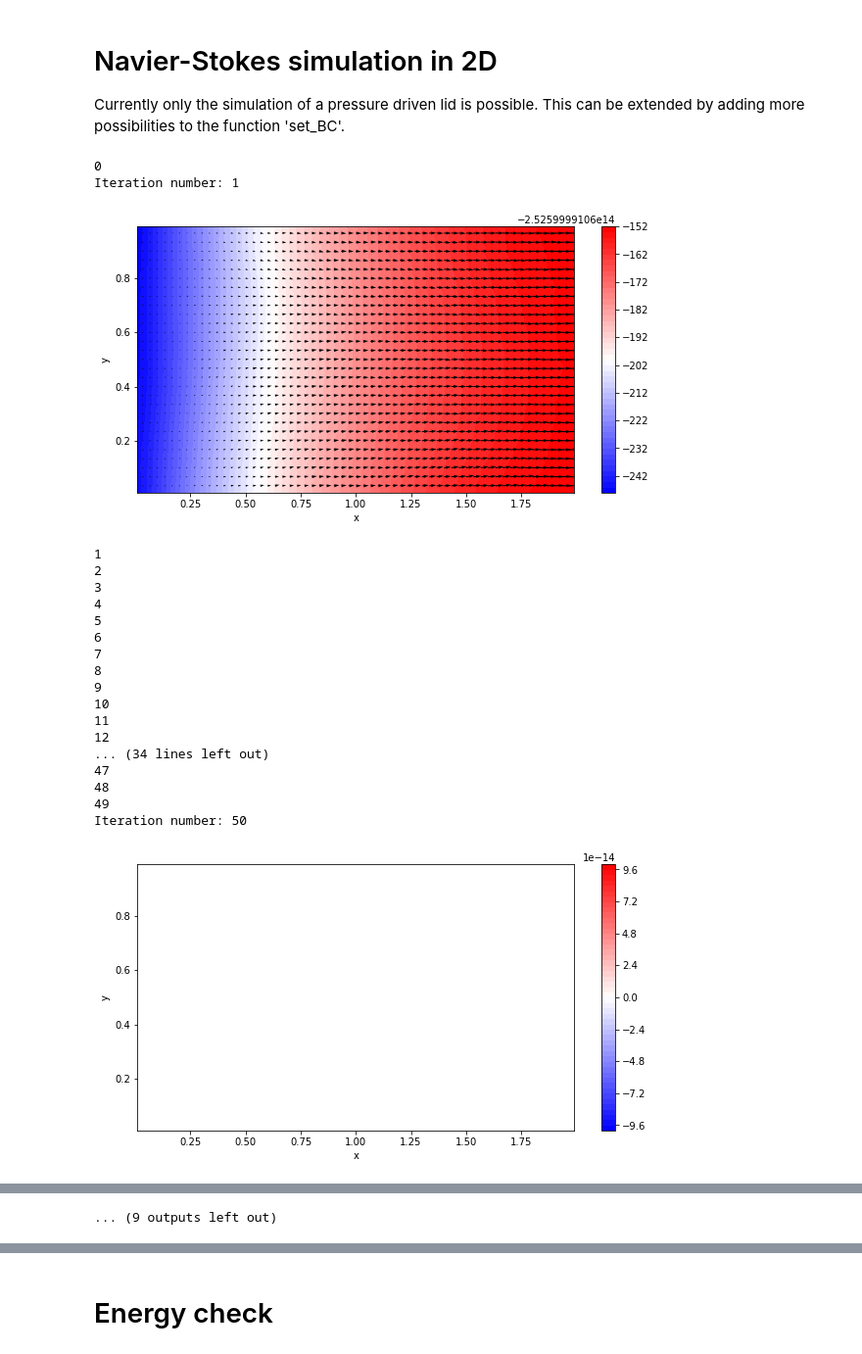
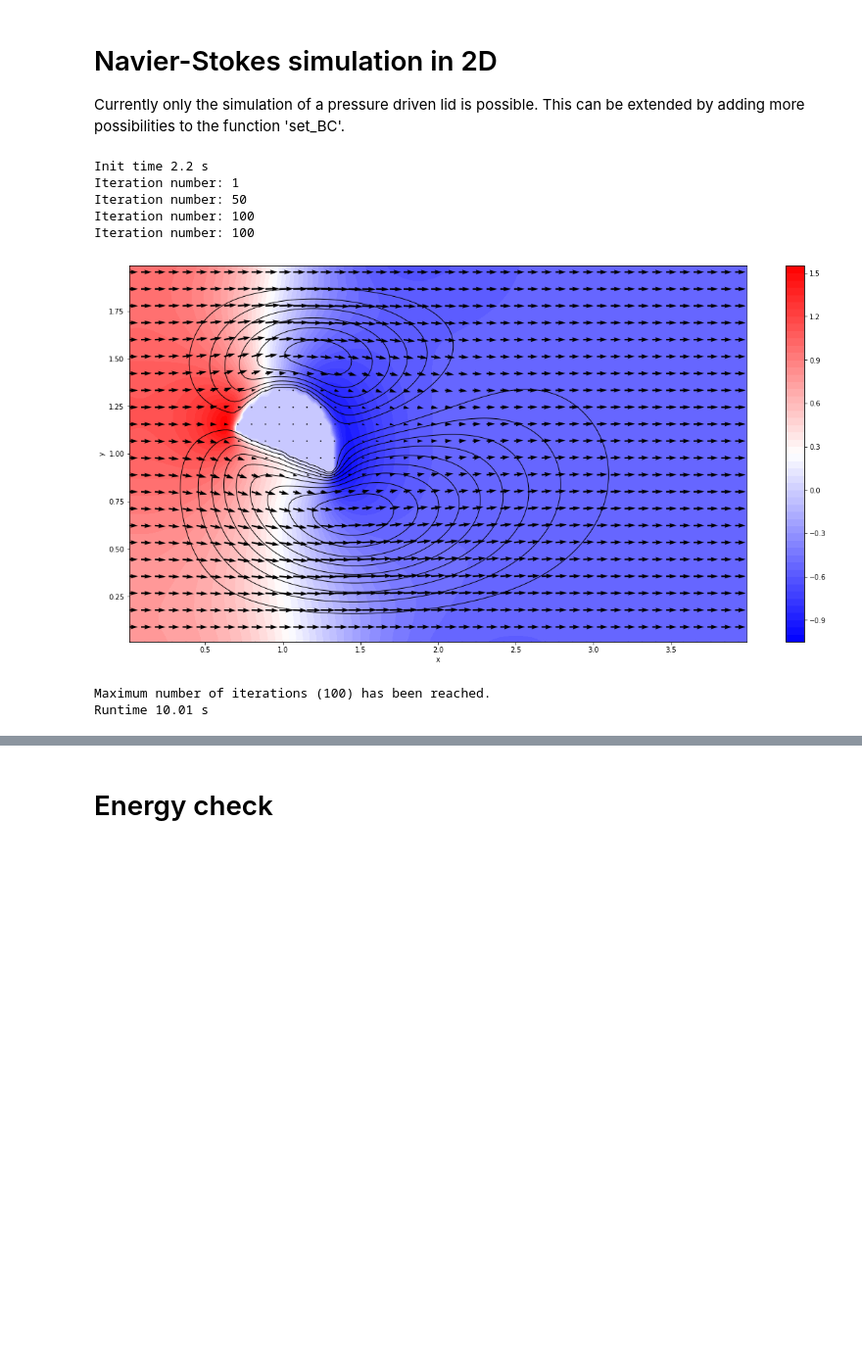
Before and after one commit to VHeusinkveld/2D_Incompressible_NV_Solver-CP4, a Jupyter notebook: Execute_simulation.ipynb, the cells around one changed output, grey strips where cells are left out. Shown: that part at 98% size. Saved outputs shown, nothing was run; the diff lists cells and outputs as text; code cells hidden in the pictures; blank space fills up the shorter version.

Commit message:
Updated data processing such that settings can be set from the main file. And created some movies.

```diff
--- a/Execute_simulation.ipynb
+++ b/Execute_simulation.ipynb
@@ -24,70 +24,70 @@ start_time = time.time()
 # Initial conditions
 const = SimpleNamespace()
 
-const.Re = 1e1      # Reynolds number
-const.dt = 1e-2     # time step
-const.tf = 4e0      # final time
-const.nx = 120      # number of x-gridpoints
-const.ny = 60       # number of y-gridpoints
-const.nsteps = 50   # step interval for graphic output
-const.lx = 2        # width of box
-const.ly = 1        # height of box
+multiplier = 3
+
+const.Re = 1e1            # Reynolds number
+const.dt = 1e-2           # time step
+const.tf = 1e0            # final time
+const.nx = 60*multiplier  # number of x-gridpoints
+const.ny = 30*multiplier  # number of y-gridpoints
+const.lx = 4              # width of box
+const.ly = 2              # height of box
 const.cholesky = True
 const.velocity = 1
 
-const.rho_arrow = 40 # Density of arrows in quiver plot per unit length l
+# Data Processing settings
+const.nsteps = 10      # step interval for graphic output
+const.rho_arrow = 10   # Density of arrows in quiver plot per unit length l
+const.plot_P = True
+const.plot_U = True
+const.plot_Q = True
+
+const.save_fig = True
+const.fig_dir ='./movie_images/'
+const.fig_id = str(np.round(const.nx)) + '_' + str(np.round(const.ny)) + '_' + 'th'
 
 ## Set other constants (incl. grid) which are determined by initial conditions specified above
 const = constants(const)
 
 # IC's
 data = SimpleNamespace()
 data = initialisation(const, data)
 
 # BC's
 ## North, East, South, West
 bc = SimpleNamespace()
-boundary_type = 'horizontal_tube'
+boundary_type = 'horizontal_sea'
 bc = set_BC(const, bc, boundary_type)
 
 ## Object
-obj = SimpleNamespace(sort = None)
+obj = SimpleNamespace(sort = 'hemicircle')
 obj = creat_obj(const, obj)
 
 # Boundary matrices
 bc = set_BM(const, bc) # Maybe change const. to bc.
 
 # Operator matrices on P, U, V, Q respectively
 LP = SimpleNamespace()
 LP = laplacian(const, LP)
 LP = laplace_obj(const, LP, obj)
 if const.cholesky:
     LP = cholesky_decomposition(LP)
 
+init_time = time.time()
+print('Init time', np.round(init_time - start_time,2), 's')
+
 # Simulation
 simulation_data = simulation(const, bc, obj, LP, data, boundary_type)
 
 end_time = time.time()
 print('Runtime', np.round(end_time - start_time,2), 's')
 # %% [output]
-0
+Init time 2.2 s
 Iteration number: 1
+Iteration number: 50
+Iteration number: 100
+Iteration number: 100
-[figure, old version]
+[figure, new version]
-1
-2
-3
-4
-5
-6
-7
-8
-9
-10
-11
-12
-... (34 lines left out)
-47
-48
-49
-Iteration number: 50
+Maximum number of iterations (100) has been reached.
+Runtime 10.01 s
-[figure, removed]
@@ -166 +93,0 @@ Iteration number: 250
-... (9 outputs left out)
```
Also changed, not shown: parts of 3 cells of this notebook, 10 other files.
